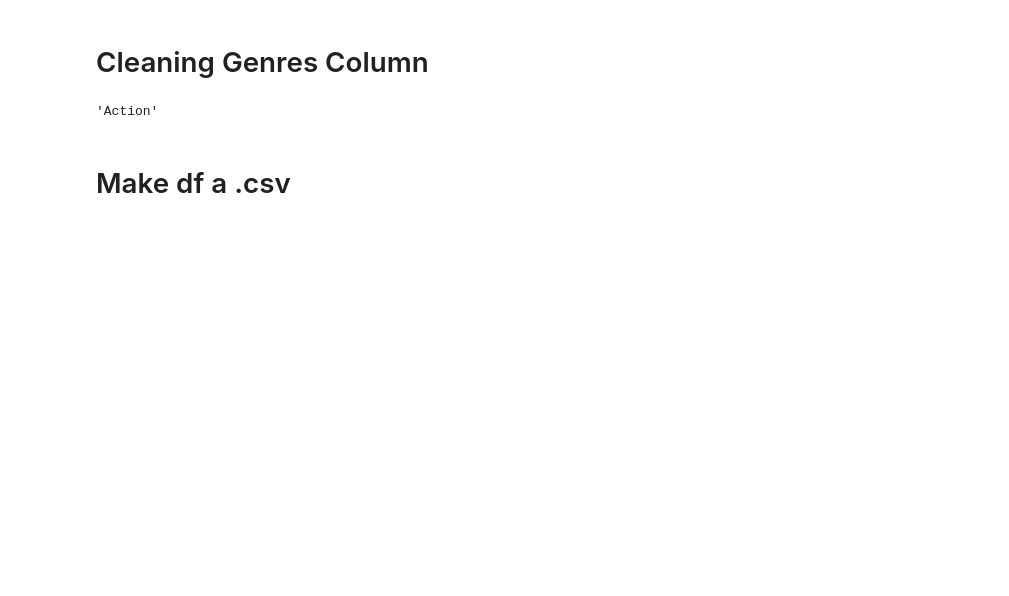
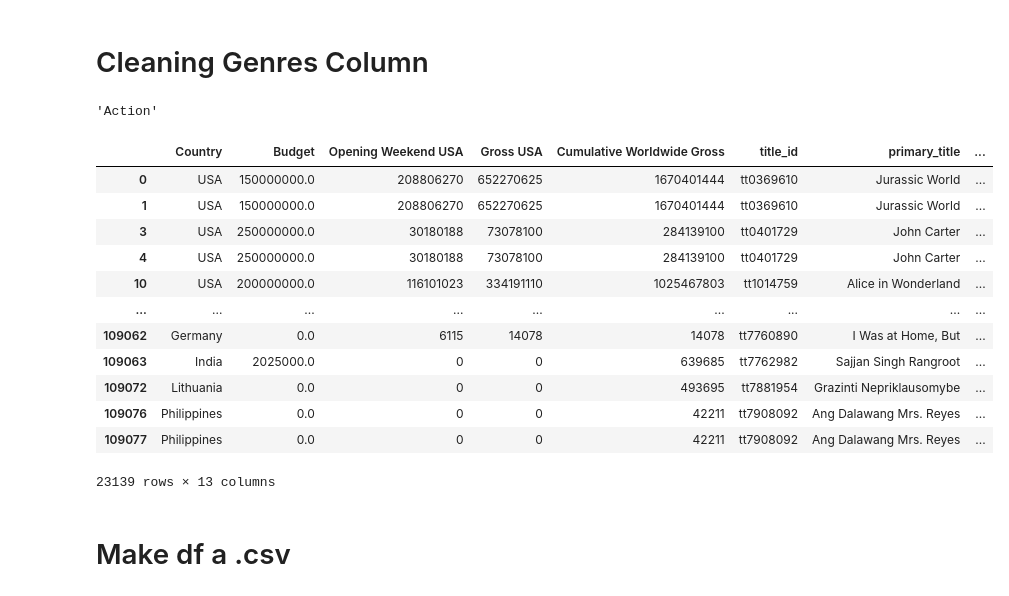
Before and after one commit to davidlebruce/movie_industry_project, a Jupyter notebook: imdb_data_exp.ipynb, the cells around one changed output. Cells and saved outputs as stored; diff of their text form; code cells hidden in the pictures; blank space fills up the shorter version.

```diff
--- a/imdb_data_exp.ipynb
+++ b/imdb_data_exp.ipynb
@@ -180,6 +163,8 @@ NPR = df.loc[df['Cumulative Worldwide Gross'].str.contains('NPR') == True]
 df = df.drop(df.loc[df['Cumulative Worldwide Gross'].str.contains('INR') == True].index)
 # %%
 df = df.drop(df.loc[df['Cumulative Worldwide Gross'].str.contains('NPR') == True].index)
+# %%
+df = df.drop(df.loc[df['Cumulative Worldwide Gross'].str.contains('AUD') == True].index)
 # %%
 def clean_currency(x):
     if isinstance(x, str):
@@ -349,6 +331,22 @@ df['genres'] = df['genres'].map(lambda x: list(x.split(',')))
 df.genres[0][0]
 # %% [output]
 'Action'
+# %%
+df
+# %% [output]
+|  | Country | Budget | Opening Weekend USA | Gross USA | Cumulative Worldwide Gross | title_id | primary_title | ... |
+| 0 | USA | 150000000.0 | 208806270 | 652270625 | 1670401444 | tt0369610 | Jurassic World | ... |
+| 1 | USA | 150000000.0 | 208806270 | 652270625 | 1670401444 | tt0369610 | Jurassic World | ... |
+| 3 | USA | 250000000.0 | 30180188 | 73078100 | 284139100 | tt0401729 | John Carter | ... |
+| 4 | USA | 250000000.0 | 30180188 | 73078100 | 284139100 | tt0401729 | John Carter | ... |
+| 10 | USA | 200000000.0 | 116101023 | 334191110 | 1025467803 | tt1014759 | Alice in Wonderland | ... |
+| ... | ... | ... | ... | ... | ... | ... | ... | ... |
+| 109062 | Germany | 0.0 | 6115 | 14078 | 14078 | tt7760890 | I Was at Home, But | ... |
+| 109063 | India | 2025000.0 | 0 | 0 | 639685 | tt7762982 | Sajjan Singh Rangroot | ... |
+| 109072 | Lithuania | 0.0 | 0 | 0 | 493695 | tt7881954 | Grazinti Nepriklausomybe | ... |
+| 109076 | Philippines | 0.0 | 0 | 0 | 42211 | tt7908092 | Ang Dalawang Mrs. Reyes | ... |
+| 109077 | Philippines | 0.0 | 0 | 0 | 42211 | tt7908092 | Ang Dalawang Mrs. Reyes | ... |
+23139 rows × 13 columns
 # %% [markdown]
 # Make df a .csv
 # %%
```
Also changed, not shown: parts of 25 cells of this notebook, 23 other files.
